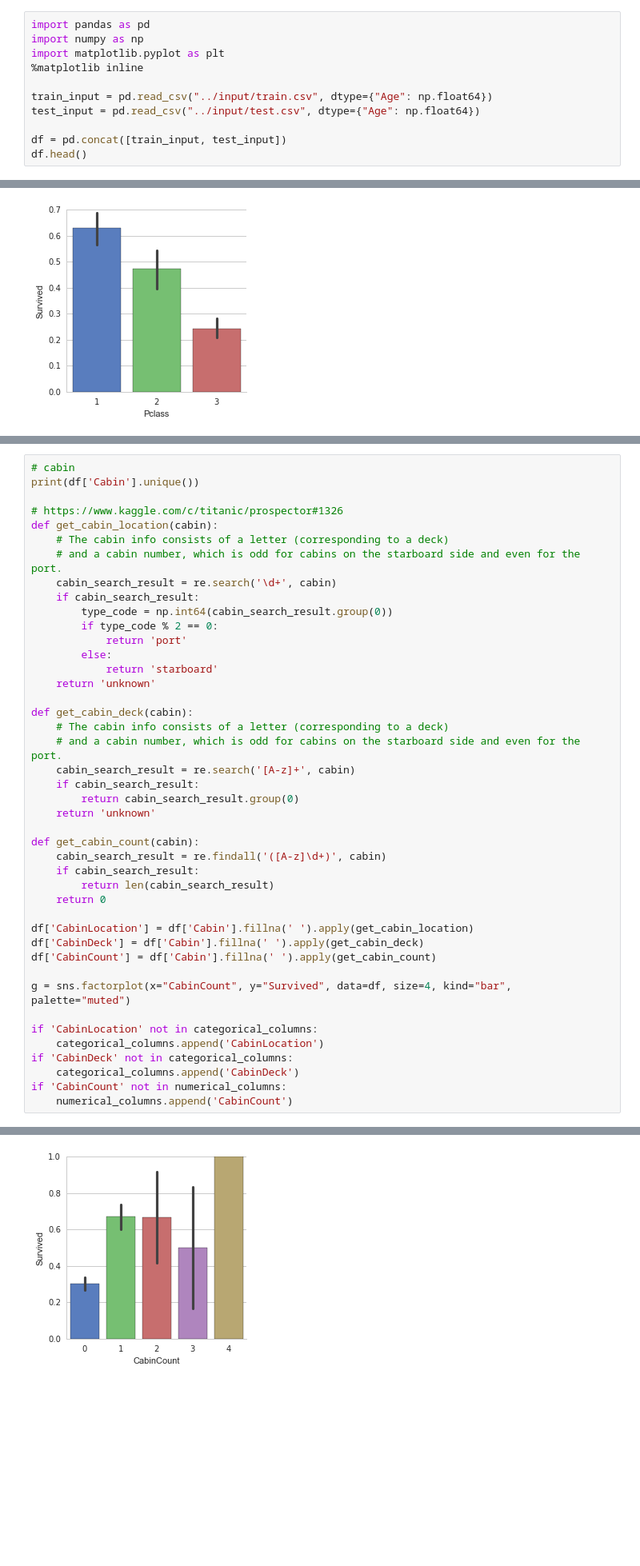
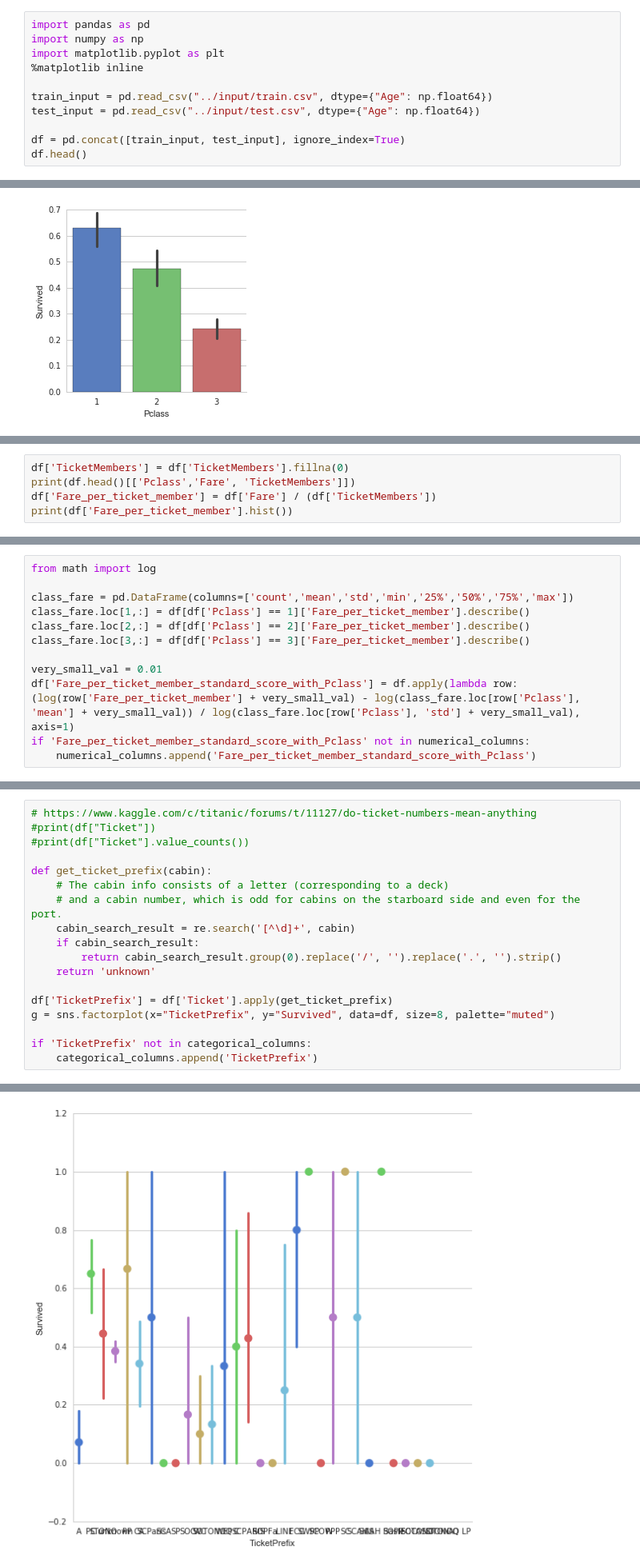
Before and after one commit to voyageth/kaggle, a Jupyter notebook: notebook/titanic.ipynb, the cells around one changed output, grey strips where cells are left out. Shown at 80% size. Drawn from its saved outputs; the diff is of its cells as text; blank space fills up the shorter version.

```diff
--- a/notebook/titanic.ipynb
+++ b/notebook/titanic.ipynb
@@ -10,7 +10,7 @@ import matplotlib.pyplot as plt
 train_input = pd.read_csv("../input/train.csv", dtype={"Age": np.float64})
 test_input = pd.read_csv("../input/test.csv", dtype={"Age": np.float64})
 
-df = pd.concat([train_input, test_input])
+df = pd.concat([train_input, test_input], ignore_index=True)
 df.head()
 # %% [output]
 |  | Age | Cabin | Embarked | Fare | Name | Parch | PassengerId | Pclass | Sex | SibSp | ... |
@@ -135,3 +302,8 @@ max       512.329200
 Name: Fare, dtype: float64
 Axes(0.125,0.125;0.775x0.775)
 [figure]
+# %%
+df['TicketMembers'] = df['TicketMembers'].fillna(0)
+print(df.head()[['Pclass','Fare', 'TicketMembers']])
+df['Fare_per_ticket_member'] = df['Fare'] / (df['TicketMembers'])
+print(df['Fare_per_ticket_member'].hist())
@@ -137,0 +343,12 @@ Axes(0.125,0.125;0.775x0.775)
+# %%
+from math import log
+
+class_fare = pd.DataFrame(columns=['count','mean','std','min','25%','50%','75%','max'])
+class_fare.loc[1,:] = df[df['Pclass'] == 1]['Fare_per_ticket_member'].describe()
+class_fare.loc[2,:] = df[df['Pclass'] == 2]['Fare_per_ticket_member'].describe()
+class_fare.loc[3,:] = df[df['Pclass'] == 3]['Fare_per_ticket_member'].describe()
+
+very_small_val = 0.01
+df['Fare_per_ticket_member_standard_score_with_Pclass'] = df.apply(lambda row: (log(row['Fare_per_ticket_member'] + very_small_val) - log(class_fare.loc[row['Pclass'], 'mean'] + very_small_val)) / log(class_fare.loc[row['Pclass'], 'std'] + very_small_val), axis=1)
+if 'Fare_per_ticket_member_standard_score_with_Pclass' not in numerical_columns:
+    numerical_columns.append('Fare_per_ticket_member_standard_score_with_Pclass')
@@ -138,44 +360,19 @@ Axes(0.125,0.125;0.775x0.775)
 # %%
-# cabin
-print(df['Cabin'].unique())
+# https://www.kaggle.com/c/titanic/forums/t/11127/do-ticket-numbers-mean-anything
+#print(df["Ticket"])
+#print(df["Ticket"].value_counts())
 
-# https://www.kaggle.com/c/titanic/prospector#1326
-def get_cabin_location(cabin):
+def get_ticket_prefix(cabin):
     # The cabin info consists of a letter (corresponding to a deck)
     # and a cabin number, which is odd for cabins on the starboard side and even for the port.
-    cabin_search_result = re.search('\d+', cabin)
+    cabin_search_result = re.search('[^\d]+', cabin)
     if cabin_search_result:
-        type_code = np.int64(cabin_search_result.group(0))
-        if type_code % 2 == 0:
-            return 'port'
-        else:
-            return 'starboard'
+        return cabin_search_result.group(0).replace('/', '').replace('.', '').strip()
     return 'unknown'
 
-def get_cabin_deck(cabin):
-    # The cabin info consists of a letter (corresponding to a deck)
-    # and a cabin number, which is odd for cabins on the starboard side and even for the port.
-    cabin_search_result = re.search('[A-z]+', cabin)
-    if cabin_search_result:
-        return cabin_search_result.group(0)
-    return 'unknown'
+df['TicketPrefix'] = df['Ticket'].apply(get_ticket_prefix)
+g = sns.factorplot(x="TicketPrefix", y="Survived", data=df, size=8, palette="muted")
 
-def get_cabin_count(cabin):
-    cabin_search_result = re.findall('([A-z]\d+)', cabin)
-    if cabin_search_result:
-        return len(cabin_search_result)
-    return 0
-
-df['CabinLocation'] = df['Cabin'].fillna(' ').apply(get_cabin_location)
-df['CabinDeck'] = df['Cabin'].fillna(' ').apply(get_cabin_deck)
-df['CabinCount'] = df['Cabin'].fillna(' ').apply(get_cabin_count)
-
-g = sns.factorplot(x="CabinCount", y="Survived", data=df, size=4, kind="bar", palette="muted")
-
-if 'CabinLocation' not in categorical_columns:
-    categorical_columns.append('CabinLocation')
-if 'CabinDeck' not in categorical_columns:
-    categorical_columns.append('CabinDeck')
-if 'CabinCount' not in numerical_columns:
-    numerical_columns.append('CabinCount')
+if 'TicketPrefix' not in categorical_columns:
+    categorical_columns.append('TicketPrefix')
 # %% [output]
@@ -199 +379 @@ if 'CabinCount' not in numerical_columns:
-[figure, old version]
+[figure, new version]
```
Also changed, not shown: parts of 37 cells of this notebook, 1 other file.
